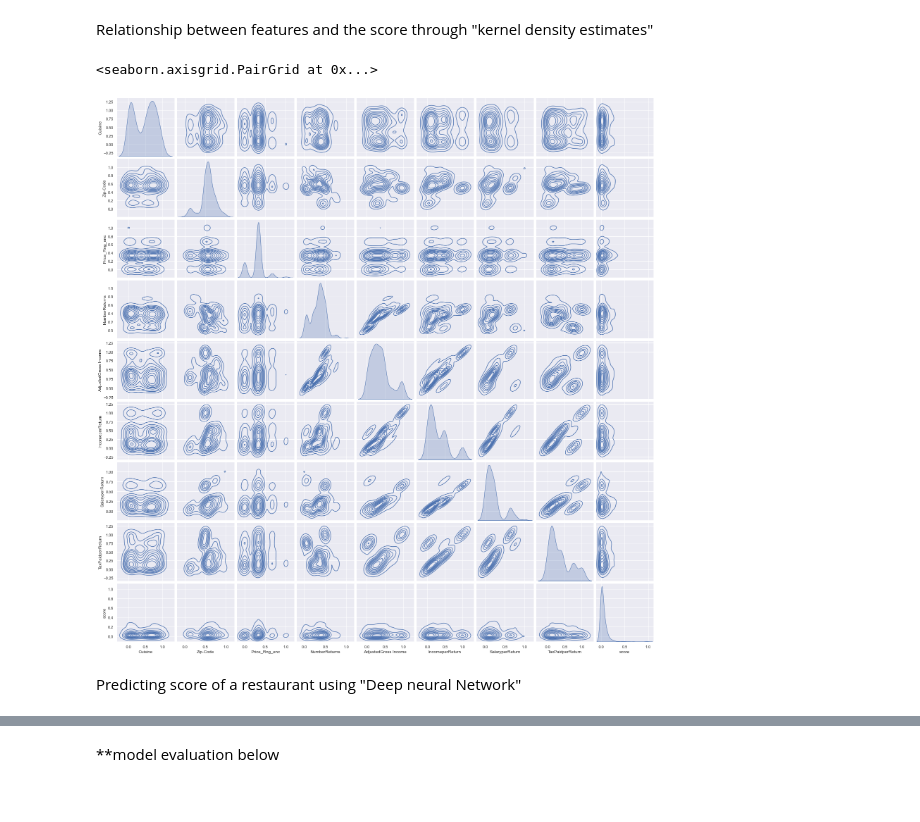
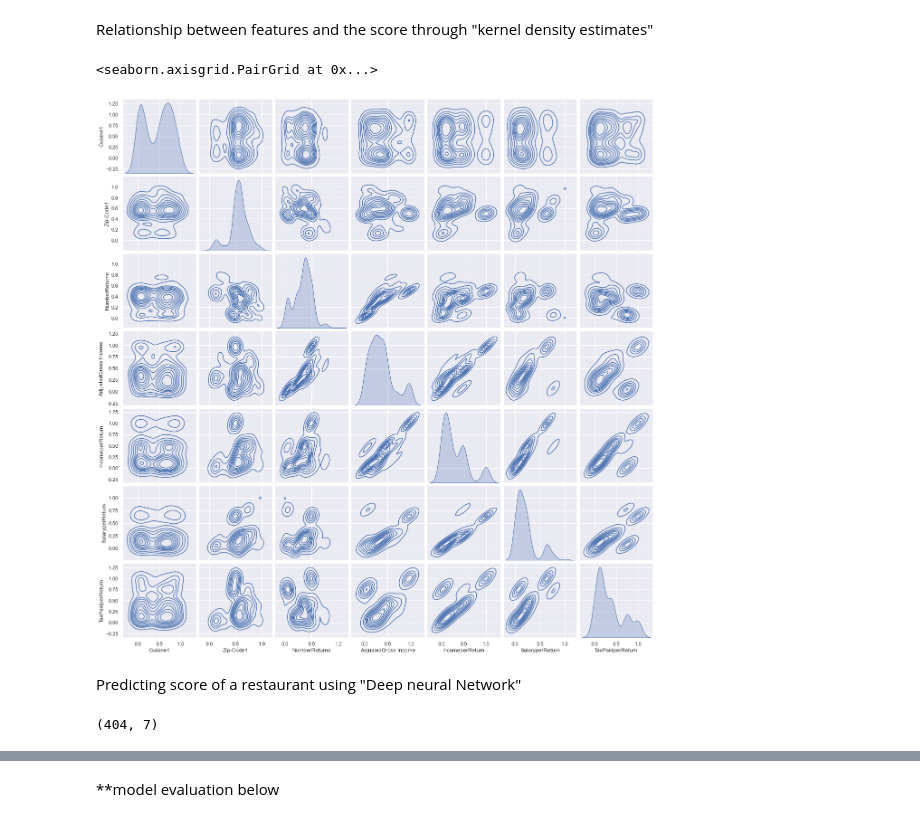
Before and after one commit to Biworthy/TableSelect_Project4, a Jupyter notebook: Restaurant feasibility study_edit.ipynb, the cells around one changed output, grey strips where cells are left out. Cells and saved outputs as stored; diff of their text form; code cells hidden in the pictures.

```diff
--- a/Restaurant feasibility study_edit.ipynb
+++ b/Restaurant feasibility study_edit.ipynb
@@ -210,9 +192,9 @@ restaurant_income_data
 | 403 | Korean | 30024 | (0, 1)\t1.0 | 12607 | 943439 | 74.835 | ... |
 404 rows × 8 columns
 # %%
-encoder=OrdinalEncoder(dtype=np.str_)
+encoder=OrdinalEncoder()
 
-restaurant_income_data[['Cuisine','Zip-Code']]=encoder.fit_transform(restaurant_income_data[['Cuisine','Zip-Code']])
+restaurant_income_data[['Cuisine1','Zip-Code1']]=encoder.fit_transform(restaurant_income_data[['Cuisine','Zip-Code']])
 # %%
 restaurant_income_data
 # %% [output]
@@ -233,5 +222,11 @@ restaurant_income_data
 #encoder=OrdinalEncoder(dtype=np.str_)
 scaler = MinMaxScaler()
 #restaurant_income_data[['Cuisine','Zip-Code']]=encoder.fit_transform(restaurant_income_data[['Cuisine','Zip-Code']])
-restaurant_income_data[restaurant_income_data.columns]=scaler.fit_transform(restaurant_income_data)
+scaled_df = scaler.fit_transform(restaurant_income_data[['Cuisine1', 'Zip-Code1', 'NumberReturns',
+       'AdjustedGross Income', 'IncomeperReturn', 'SalaryperReturn',
+       'TaxPaidperReturn']])
+scaled_df
+scaled_df2 = pd.DataFrame(scaled_df,columns = ('Cuisine1', 'Zip-Code1', 'NumberReturns','AdjustedGross Income', 'IncomeperReturn', 'SalaryperReturn','TaxPaidperReturn'))
+#scaled_df2['Price_Rng_enc'] = restaurant_income_data['Price_Rng_enc']
+scaled_df2
 # %% [output]
@@ -239,10 +257,10 @@ ValueError: setting an array element with a sequence.
 # %% [markdown]
 Relationship between features and the score through "kernel density estimates"
 # %%
-sns.pairplot(restaurant_income_data,kind='kde')
+sns.pairplot(scaled_df2 ,kind='kde')
 # %% [output]
 <seaborn.axisgrid.PairGrid at 0x...>
-[figure, old version]
+[figure, new version]
 # %% [markdown]
 Predicting score of a restaurant using "Deep neural Network"
 # %%
@@ -254,3 +276,7 @@ x_train,x_test,y_train,y_test = train_test_split(x_data,y_data,train_size=0.8,sh
+# %%
+print(x_data.shape)
+# %% [output]
+(404, 7)
 # %%
 #deep neural network creation
 m = Sequential()
```
Also changed, not shown: parts of 18 cells of this notebook, 32 other files.
